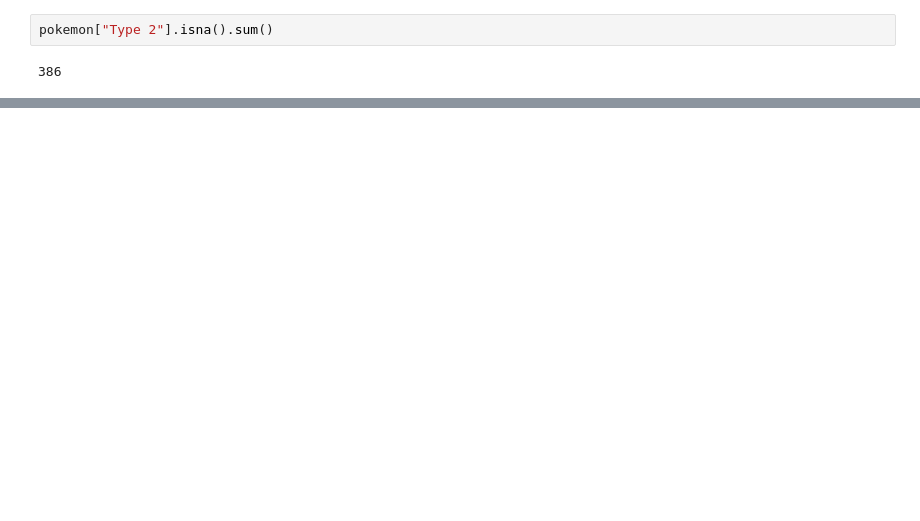
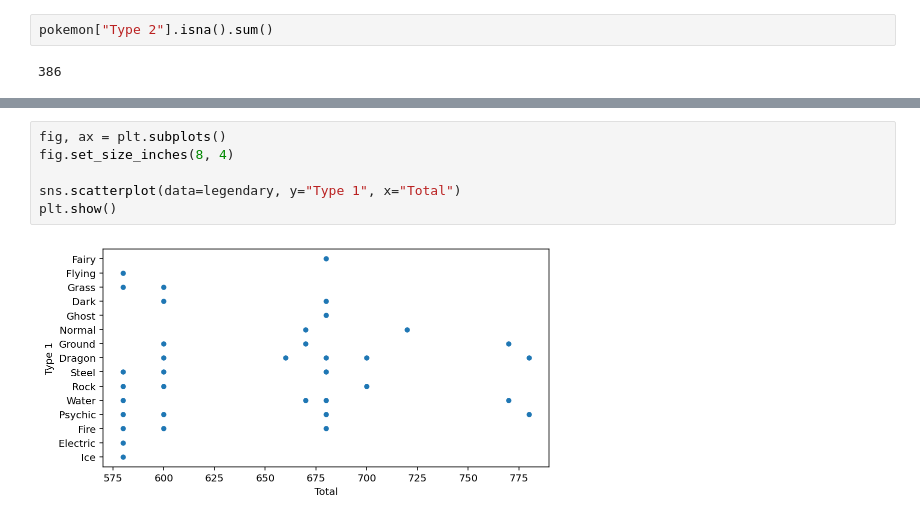
Before and after one commit to mingikim1998/modu_AI_basics, a Jupyter notebook: 1016_pokemon.ipynb, the cells around one changed output, grey strips where cells are left out. Cells and saved outputs as stored; diff of their text form; blank space fills up the shorter version.

```diff
--- a/1016_pokemon.ipynb
+++ b/1016_pokemon.ipynb
@@ -112,0 +228,8 @@ pokemon["Type 2"].isna().sum()
+# %%
+fig, ax = plt.subplots()
+fig.set_size_inches(8, 4)
+
+sns.scatterplot(data=legendary, y="Type 1", x="Total")
+plt.show()
+# %% [output]
+[figure, added]
```
Also changed, not shown: parts of 10 cells of this notebook.
